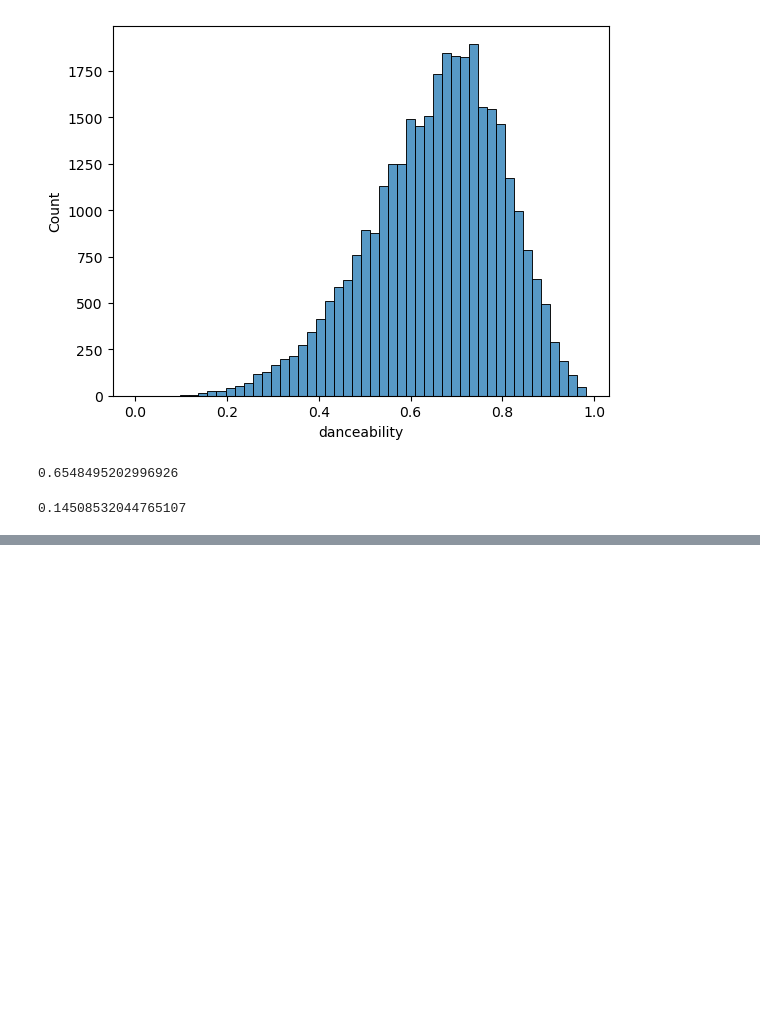
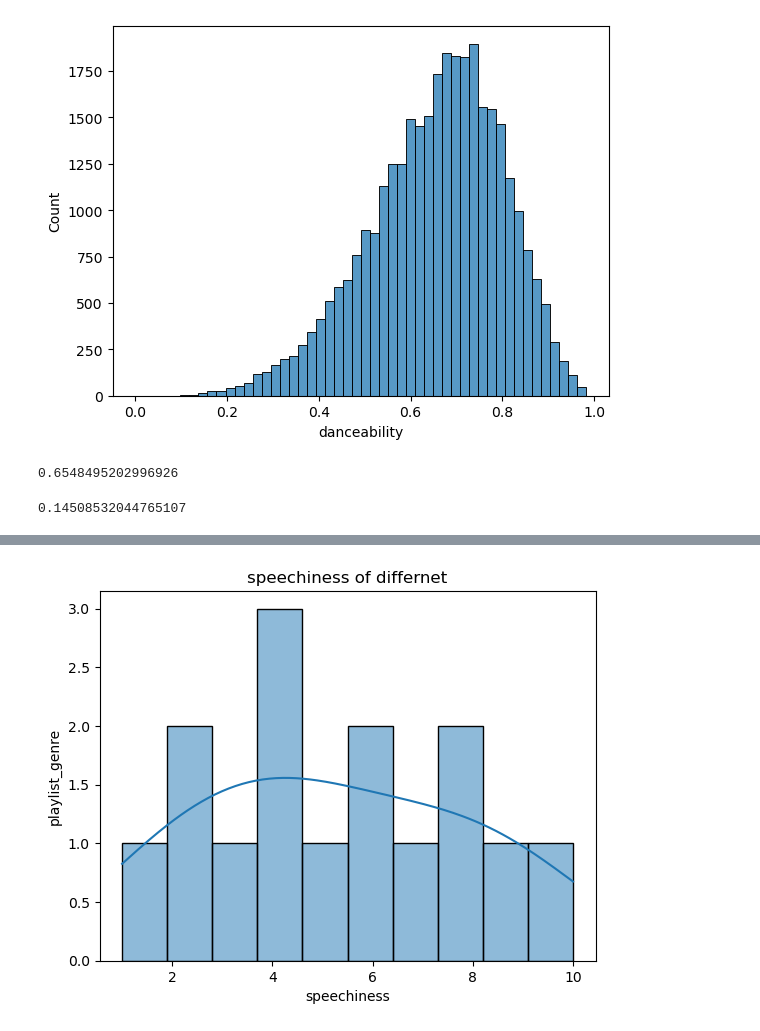
Before and after one commit to Endver/AI-at-CCIC, a Jupyter notebook: Simester 1/Spotify/MoreSpotify.ipynb, the cells around one changed output, grey strips where cells are left out. Saved outputs shown, nothing was run; the diff lists cells and outputs as text; code cells hidden in the pictures; blank space fills up the shorter version.

```diff
--- a/Simester 1/Spotify/MoreSpotify.ipynb
+++ b/Simester 1/Spotify/MoreSpotify.ipynb
@@ -158,0 +169,19 @@ df[df["track_name"] == "Dance Monkey"]
+# %%
+import seaborn as sns
+import matplotlib.pyplot as plt
+
+# Sample data
+data = [1, 2, 2, 3, 4, 4, 4, 5, 6, 6, 7, 8, 8, 9, 10]
+
+# Create histogram with KDE
+sns.histplot(data, bins=10, kde=True)
+
+# Add labels and title
+plt.xlabel('speechiness')
+plt.ylabel('playlist_genre')
+plt.title('speechiness of differnet')
+
+# Show plot
+plt.show()
+# %% [output]
+[figure, added]
```
Also changed, not shown: parts of 20 cells of this notebook.
